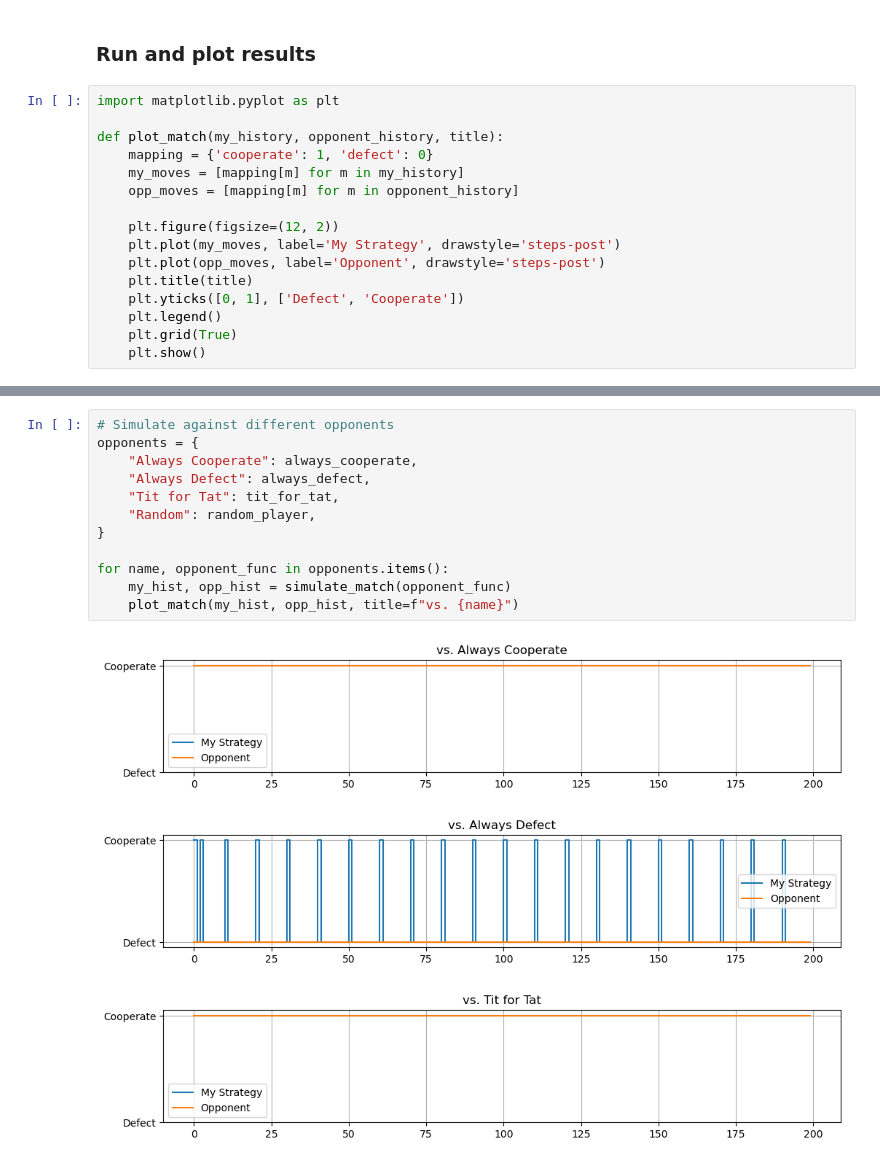
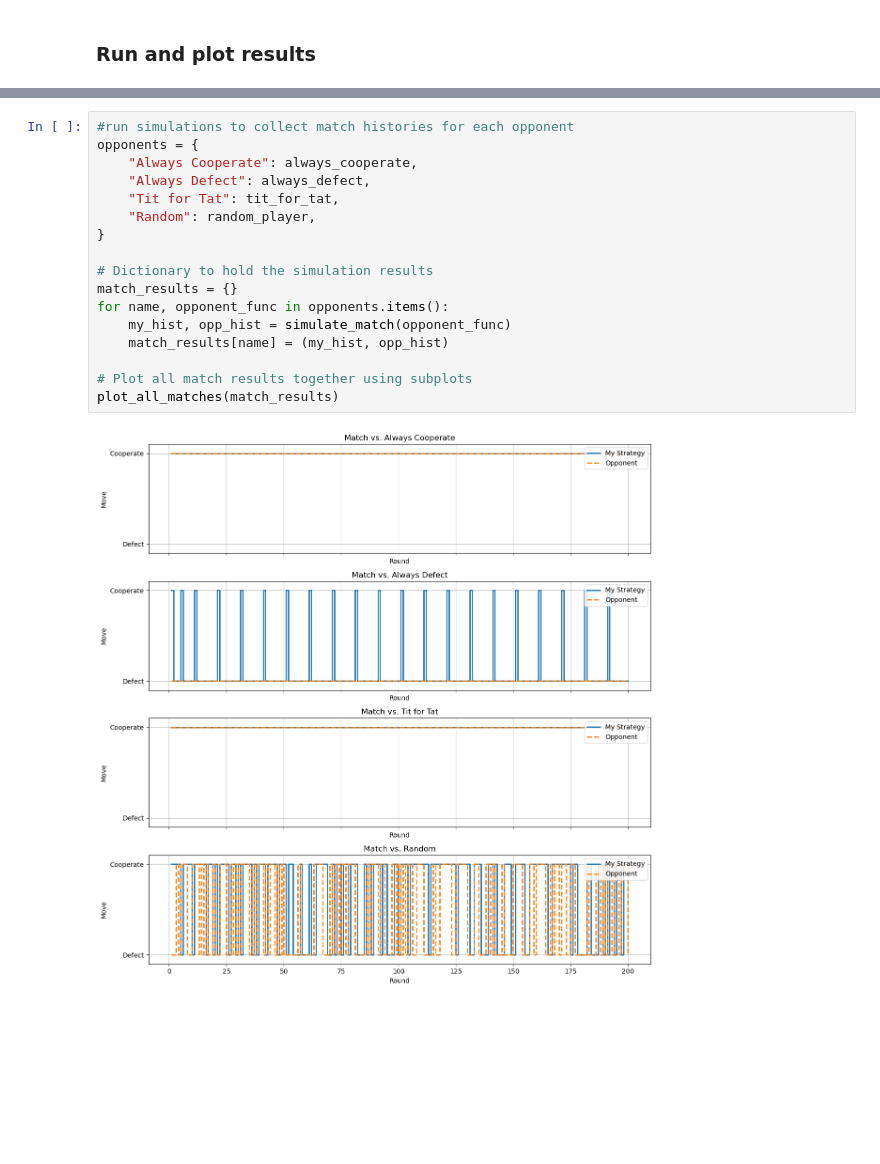
Before and after one commit to brchn6/Assignment_3_Evolution_of_Cooperation, a Jupyter notebook: src/run_strategy.ipynb, the cells around one changed output, grey strips where cells are left out. Drawn from its saved outputs; the diff is of its cells as text; blank space fills up the shorter version.

```diff
--- a/src/run_strategy.ipynb
+++ b/src/run_strategy.ipynb
@@ -47,19 +47,3 @@ def random_player(_, __):
     return random.choice(['cooperate', 'defect'])
 # %% [markdown]
 ### Run and plot results
-# %%
-import matplotlib.pyplot as plt
-
-def plot_match(my_history, opponent_history, title):
-    mapping = {'cooperate': 1, 'defect': 0}
-    my_moves = [mapping[m] for m in my_history]
-    opp_moves = [mapping[m] for m in opponent_history]
-
-    plt.figure(figsize=(12, 2))
-    plt.plot(my_moves, label='My Strategy', drawstyle='steps-post')
-    plt.plot(opp_moves, label='Opponent', drawstyle='steps-post')
-    plt.title(title)
-    plt.yticks([0, 1], ['Defect', 'Cooperate'])
-    plt.legend()
-    plt.grid(True)
-    plt.show()
@@ -66,16 +106,19 @@ def plot_match(my_history, opponent_history, title):
 # %%
-# Simulate against different opponents
+#run simulations to collect match histories for each opponent
 opponents = {
     "Always Cooperate": always_cooperate,
     "Always Defect": always_defect,
     "Tit for Tat": tit_for_tat,
     "Random": random_player,
 }
 
+# Dictionary to hold the simulation results
+match_results = {}
 for name, opponent_func in opponents.items():
     my_hist, opp_hist = simulate_match(opponent_func)
-    plot_match(my_hist, opp_hist, title=f"vs. {name}")
+    match_results[name] = (my_hist, opp_hist)
+
+# Plot all match results together using subplots
+plot_all_matches(match_results)
 # %% [output]
-[figure, old version]
+[figure, new version]
-[figure, removed]
-[figure, removed]
```
Also changed, not shown: parts of 3 cells of this notebook, 2 other files.
